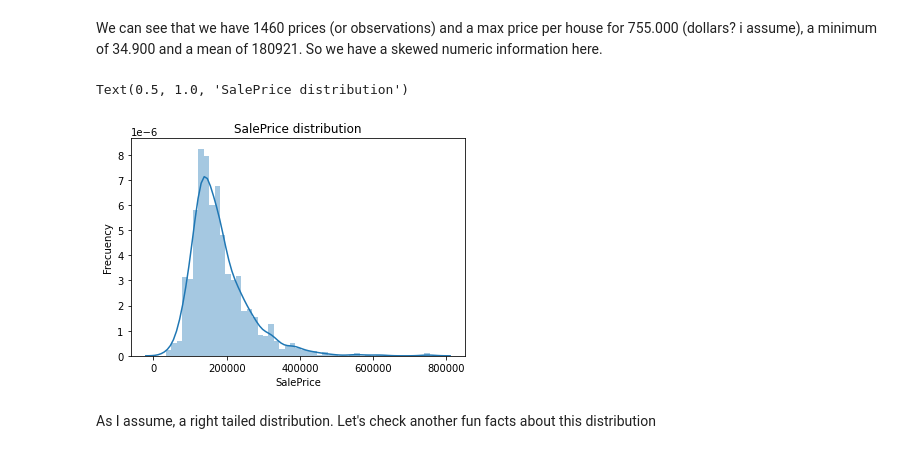
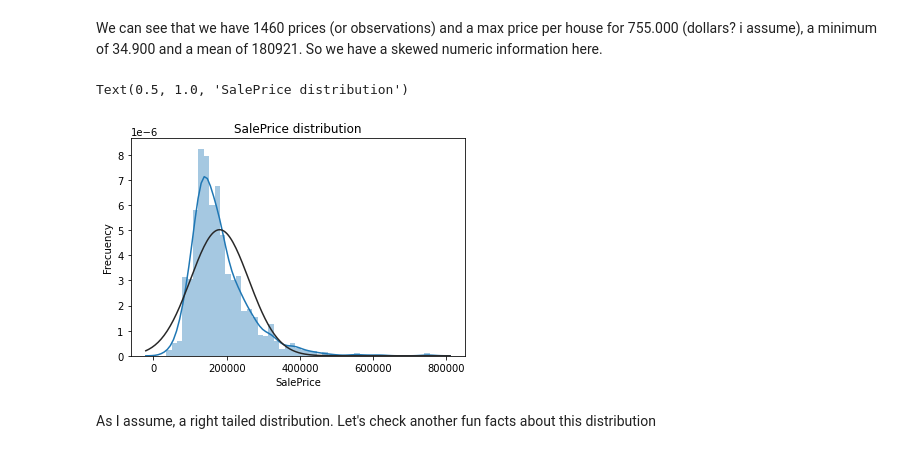
Before and after one commit to jogonzro/Kaggle_prices, a Jupyter notebook: first.ipynb, the cells around one changed output. Saved outputs shown, nothing was run; the diff lists cells and outputs as text; code cells hidden in the pictures.

```diff
--- a/first.ipynb
+++ b/first.ipynb
@@ -245,12 +247,12 @@ Name: SalePrice, dtype: float64
 # %% [markdown]
 We can see that we have 1460 prices (or observations) and a max price per house for 755.000 (dollars? i assume), a minimum of 34.900 and a mean of 180921. So we have a skewed numeric information here.
 # %%
-sns.distplot(train["SalePrice"])
+sns.distplot(train["SalePrice"], fit = norm)
 plt.ylabel("Frecuency")
 plt.title("SalePrice distribution")
 # %% [output]
 Text(0.5, 1.0, 'SalePrice distribution')
-[figure, old version]
+[figure, new version]
 # %% [markdown]
 As I assume, a right tailed distribution. Let's check another fun facts about this distribution
 # %%
```
Also changed, not shown: parts of 8 cells of this notebook, 1 other file.
